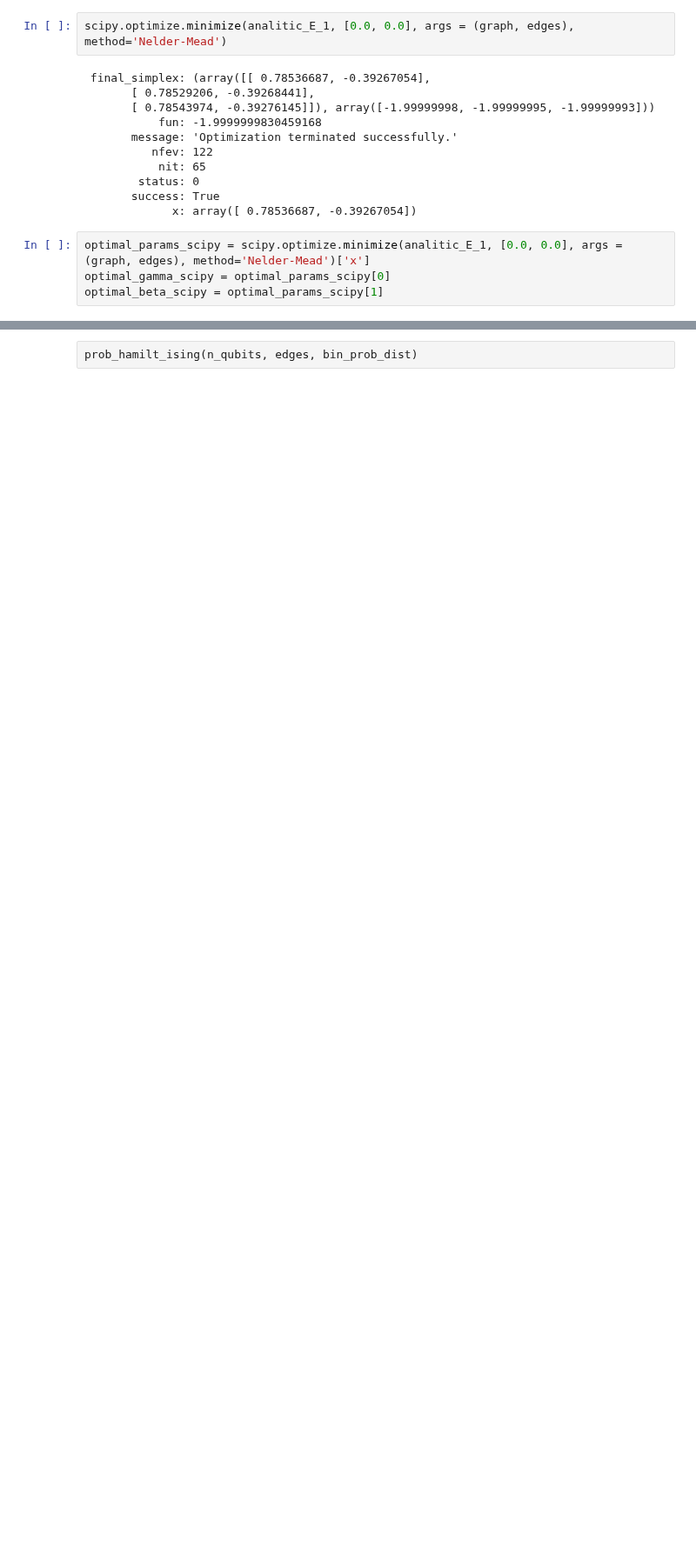
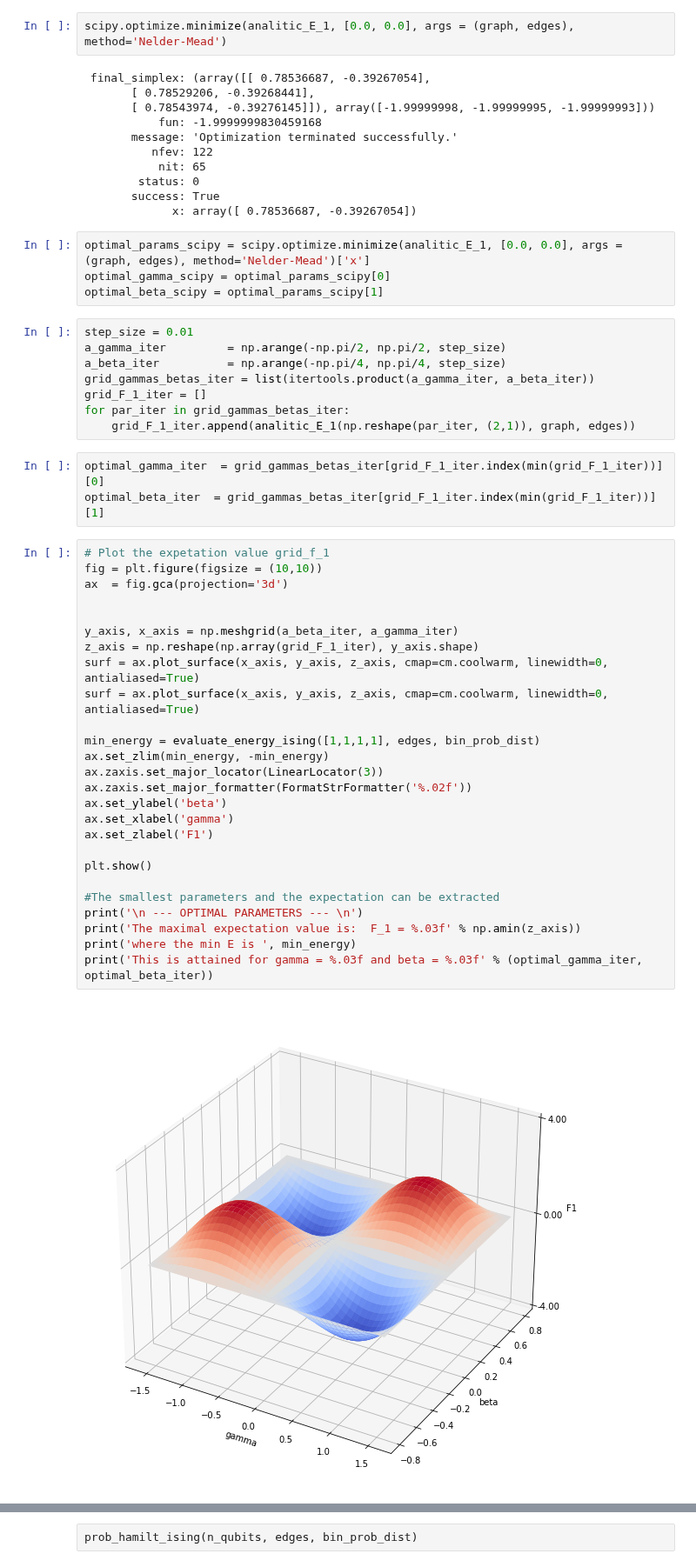
Before and after one commit to andreabasiliorava/Thesis_QAOA, a Jupyter notebook: QAOA_RBIM.ipynb, the cells around one changed output, grey strips where cells are left out. Shown at 87% size. Cells and saved outputs as stored; diff of their text form; blank space fills up the shorter version.

Commit message:
verified optimization parameters

```diff
--- a/QAOA_RBIM.ipynb
+++ b/QAOA_RBIM.ipynb
@@ -153,3 +153,42 @@ scipy.optimize.minimize(analitic_E_1, [0.0, 0.0], args = (graph, edges), method=
 optimal_params_scipy = scipy.optimize.minimize(analitic_E_1, [0.0, 0.0], args = (graph, edges), method='Nelder-Mead')['x']
 optimal_gamma_scipy = optimal_params_scipy[0]
 optimal_beta_scipy = optimal_params_scipy[1]
+# %%
+step_size = 0.01
+a_gamma_iter         = np.arange(-np.pi/2, np.pi/2, step_size)
+a_beta_iter          = np.arange(-np.pi/4, np.pi/4, step_size)
+grid_gammas_betas_iter = list(itertools.product(a_gamma_iter, a_beta_iter))
+grid_F_1_iter = []
+for par_iter in grid_gammas_betas_iter:
+    grid_F_1_iter.append(analitic_E_1(np.reshape(par_iter, (2,1)), graph, edges))
+# %%
+optimal_gamma_iter  = grid_gammas_betas_iter[grid_F_1_iter.index(min(grid_F_1_iter))][0]
+optimal_beta_iter  = grid_gammas_betas_iter[grid_F_1_iter.index(min(grid_F_1_iter))][1]
+# %%
+# Plot the expetation value grid_f_1
+fig = plt.figure(figsize = (10,10))
+ax  = fig.gca(projection='3d')
+
+
+y_axis, x_axis = np.meshgrid(a_beta_iter, a_gamma_iter)
+z_axis = np.reshape(np.array(grid_F_1_iter), y_axis.shape)
+surf = ax.plot_surface(x_axis, y_axis, z_axis, cmap=cm.coolwarm, linewidth=0, antialiased=True)
+surf = ax.plot_surface(x_axis, y_axis, z_axis, cmap=cm.coolwarm, linewidth=0, antialiased=True)
+
+min_energy = evaluate_energy_ising([1,1,1,1], edges, bin_prob_dist)
+ax.set_zlim(min_energy, -min_energy)
+ax.zaxis.set_major_locator(LinearLocator(3))
+ax.zaxis.set_major_formatter(FormatStrFormatter('%.02f'))
+ax.set_ylabel('beta')
+ax.set_xlabel('gamma')
+ax.set_zlabel('F1')
+
+plt.show()
+
+#The smallest parameters and the expectation can be extracted
+print('\n --- OPTIMAL PARAMETERS --- \n')
+print('The maximal expectation value is:  F_1 = %.03f' % np.amin(z_axis))
+print('where the min E is ', min_energy)
+print('This is attained for gamma = %.03f and beta = %.03f' % (optimal_gamma_iter, optimal_beta_iter))
+# %% [output]
+[figure, added]
```
Also changed, not shown: parts of 15 cells of this notebook.
